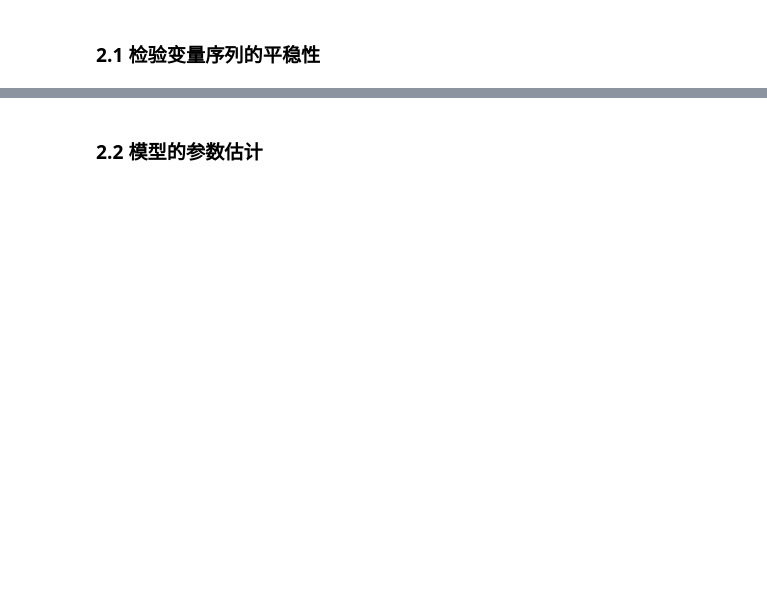
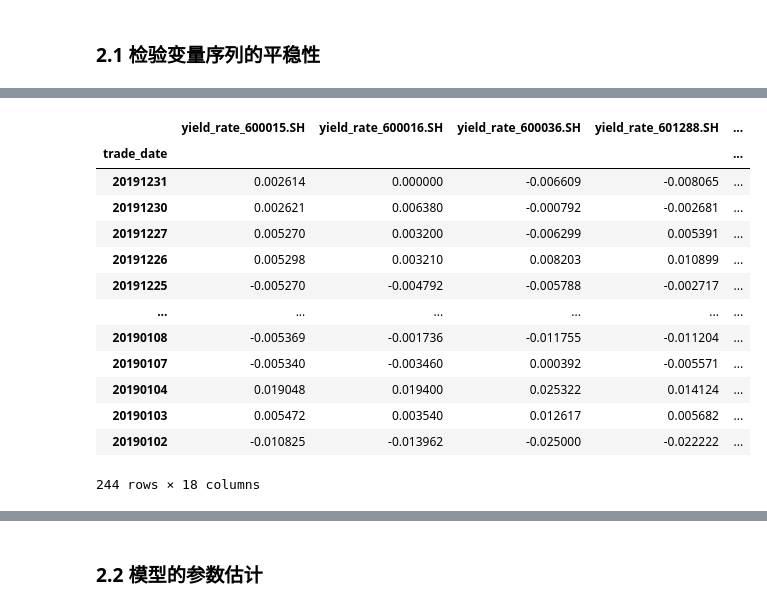
Before and after one commit to jyyskywalker/liquidity, a Jupyter notebook: test_1.ipynb, the cells around one changed output, grey strips where cells are left out. Cells and saved outputs as stored; diff of their text form; code cells hidden in the pictures; blank space fills up the shorter version.

```diff
--- a/test_1.ipynb
+++ b/test_1.ipynb
@@ -177,2 +151,32 @@ result
 # %% [markdown]
 ### 2.1 检验变量序列的平稳性
+# %%
+# ADF 检验时间序列的平稳性
+
+import statsmodels.api as sm
+import statsmodels.stats.diagnostic
+
+# sm.tsa.stattools.adfuller(df['yield_rate_000001.SZ'])
+
+def judge_percent(test):
+    if test:
+        if test[0]<=test[4]['1%']:
+            return '1%'
+        elif test[0]<=test[4]['5%']:
+            return '5%'
+        elif test[0]<=test[4]['10%']:
+            return '10%'
+        else:
+            return None
+    return None
+
+
+column_list = [column for column in df]
+column_test = {}
+for column in column_list:
+    test = sm.tsa.stattools.adfuller(df[column])
+    temp_list = [test[1]]
+    temp_list.append(judge_percent(test))
+    column_test[column] = temp_list
+
+column_test
@@ -178,0 +201,29 @@ result
+# %%
+# 去除不满足 ADF 检验的对应时间序列
+
+test_list_1=[]
+test_list_2=[]
+def test_column(column_test):
+    for i in range(int(len(column_list)/2)):
+        if column_test[column_list[i]][1]=='1%' and column_test[column_list[i+int(len(column_list)/2)]][1]=='1%':
+            test_list_1.append(column_list[i])
+            test_list_2.append(column_list[i+int(len(column_list)/2)])
+    return test_list_1+test_list_2
+
+df_1 = df[test_column(column_test)]
+df_1
+# %% [output]
+|  | yield_rate_600015.SH | yield_rate_600016.SH | yield_rate_600036.SH | yield_rate_601288.SH | ... |
+| trade_date |  |  |  |  | ... |
+| 20191231 | 0.002614 | 0.000000 | -0.006609 | -0.008065 | ... |
+| 20191230 | 0.002621 | 0.006380 | -0.000792 | -0.002681 | ... |
+| 20191227 | 0.005270 | 0.003200 | -0.006299 | 0.005391 | ... |
+| 20191226 | 0.005298 | 0.003210 | 0.008203 | 0.010899 | ... |
+| 20191225 | -0.005270 | -0.004792 | -0.005788 | -0.002717 | ... |
+| ... | ... | ... | ... | ... | ... |
+| 20190108 | -0.005369 | -0.001736 | -0.011755 | -0.011204 | ... |
+| 20190107 | -0.005340 | -0.003460 | 0.000392 | -0.005571 | ... |
+| 20190104 | 0.019048 | 0.019400 | 0.025322 | 0.014124 | ... |
+| 20190103 | 0.005472 | 0.003540 | 0.012617 | 0.005682 | ... |
+| 20190102 | -0.010825 | -0.013962 | -0.025000 | -0.022222 | ... |
+244 rows × 18 columns
```
Also changed, not shown: parts of 21 cells of this notebook, 6 other files.
